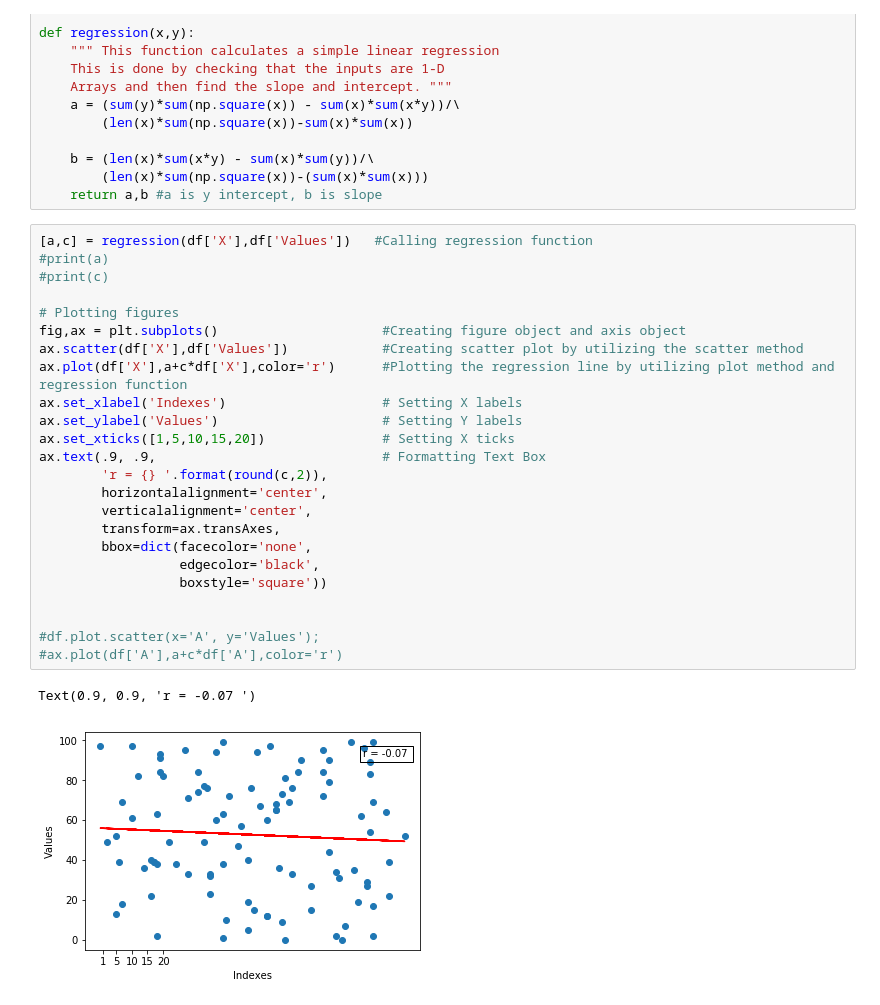
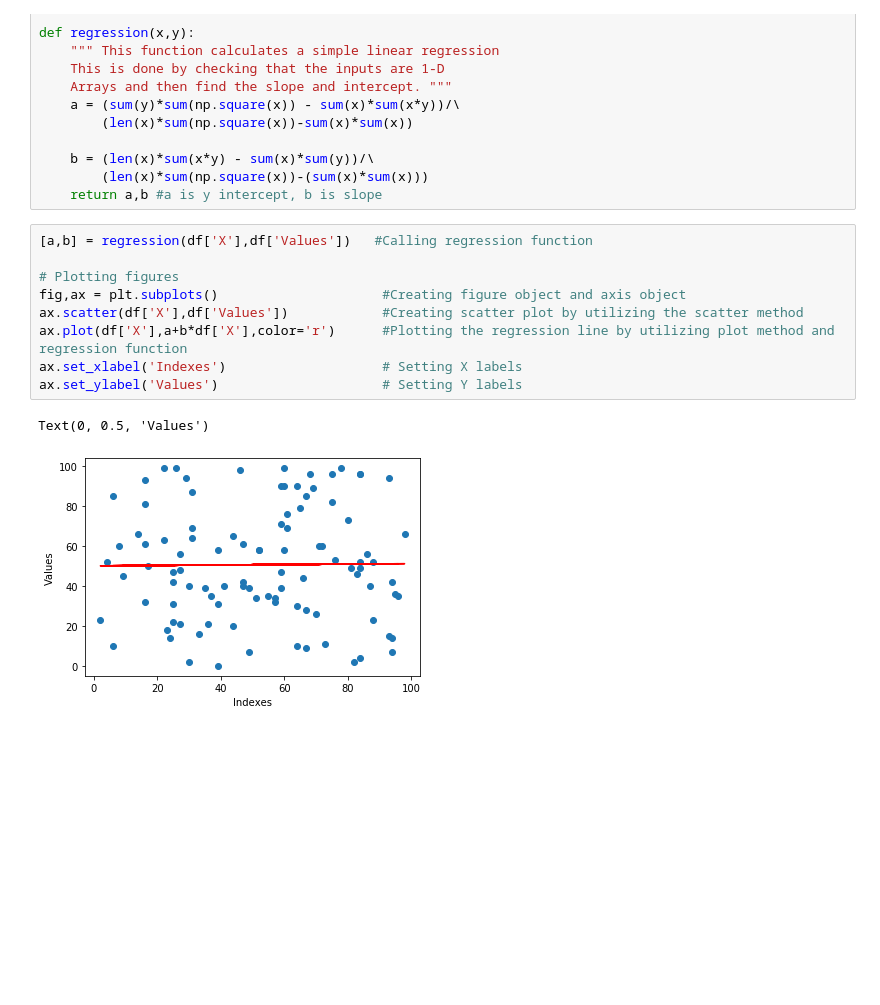
Before and after one commit to agbeli-ncar/SGCI_Workshop, a Jupyter notebook: Jupyter_Notebooks/SGCI_python_Part2.ipynb, the cells around one changed output. Cells and saved outputs as stored; diff of their text form; blank space fills up the shorter version.

Commit message:
corrected regression plot

```diff
--- a/Jupyter_Notebooks/SGCI_python_Part2.ipynb
+++ b/Jupyter_Notebooks/SGCI_python_Part2.ipynb
@@ -334,29 +331,14 @@ def regression(x,y):
         (len(x)*sum(np.square(x))-(sum(x)*sum(x)))
     return a,b #a is y intercept, b is slope
 # %%
-[a,c] = regression(df['X'],df['Values'])   #Calling regression function
-#print(a)
-#print(c)
+[a,b] = regression(df['X'],df['Values'])   #Calling regression function
 
 # Plotting figures
 fig,ax = plt.subplots()                     #Creating figure object and axis object
 ax.scatter(df['X'],df['Values'])            #Creating scatter plot by utilizing the scatter method
-ax.plot(df['X'],a+c*df['X'],color='r')      #Plotting the regression line by utilizing plot method and regression function
+ax.plot(df['X'],a+b*df['X'],color='r')      #Plotting the regression line by utilizing plot method and regression function
 ax.set_xlabel('Indexes')                    # Setting X labels
 ax.set_ylabel('Values')                     # Setting Y labels
-ax.set_xticks([1,5,10,15,20])               # Setting X ticks
-ax.text(.9, .9,                             # Formatting Text Box
-        'r = {} '.format(round(c,2)),
-        horizontalalignment='center',
-        verticalalignment='center',
-        transform=ax.transAxes,
-        bbox=dict(facecolor='none',
-                  edgecolor='black',
-                  boxstyle='square'))
-
-
-#df.plot.scatter(x='A', y='Values');
-#ax.plot(df['A'],a+c*df['A'],color='r')
 # %% [output]
-Text(0.9, 0.9, 'r = -0.07 ')
+Text(0, 0.5, 'Values')
-[figure, old version]
+[figure, new version]
```
Also changed, not shown: parts of 2 cells of this notebook.
